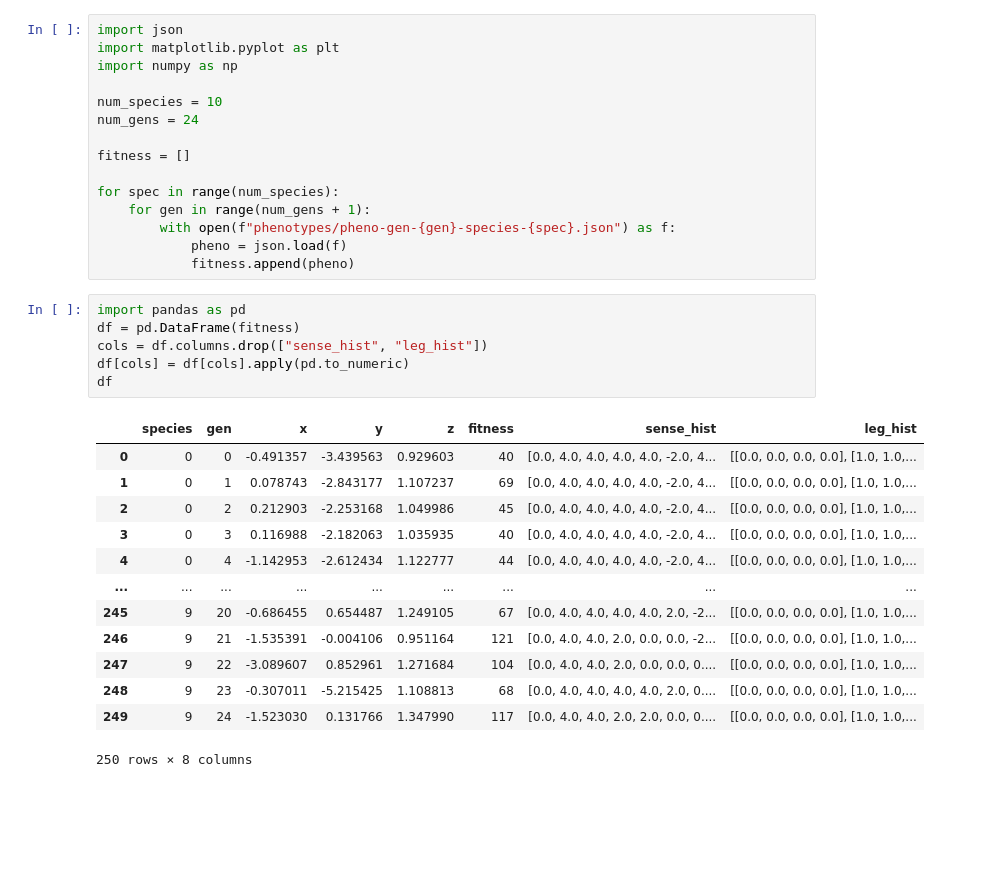
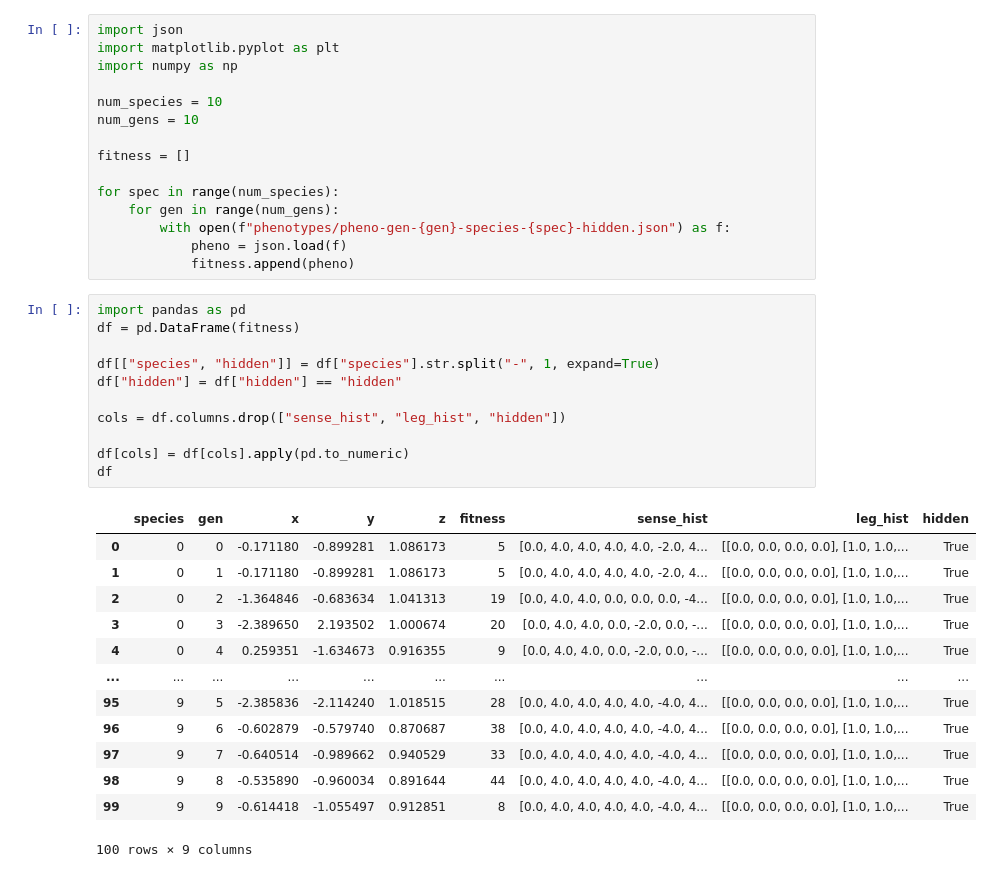
Before and after one commit to Stillerman/Evolutionary-Robotics, a Jupyter notebook: Analyze.ipynb, the cells around one changed output. Drawn from its saved outputs; the diff is of its cells as text; blank space fills up the shorter version.

```diff
--- a/Analyze.ipynb
+++ b/Analyze.ipynb
@@ -4,35 +4,40 @@ import matplotlib.pyplot as plt
 import numpy as np
 
 num_species = 10
-num_gens = 24
+num_gens = 10
 
 fitness = []
 
 for spec in range(num_species):
-    for gen in range(num_gens + 1):
-        with open(f"phenotypes/pheno-gen-{gen}-species-{spec}.json") as f:
+    for gen in range(num_gens):
+        with open(f"phenotypes/pheno-gen-{gen}-species-{spec}-hidden.json") as f:
             pheno = json.load(f)
             fitness.append(pheno)
 # %%
 import pandas as pd
 df = pd.DataFrame(fitness)
-cols = df.columns.drop(["sense_hist", "leg_hist"])
+
+df[["species", "hidden"]] = df["species"].str.split("-", 1, expand=True)
+df["hidden"] = df["hidden"] == "hidden"
+
+cols = df.columns.drop(["sense_hist", "leg_hist", "hidden"])
+
 df[cols] = df[cols].apply(pd.to_numeric)
 df
 # %% [output]
-|  | species | gen | x | y | z | fitness | sense_hist | leg_hist |
-| 0 | 0 | 0 | -0.491357 | -3.439563 | 0.929603 | 40 | [0.0, 4.0, 4.0, 4.0, 4.0, -2.0, 4... | [[0.0, 0.0, 0.0, 0.0], [1.0, 1.0,... |
-| 1 | 0 | 1 | 0.078743 | -2.843177 | 1.107237 | 69 | [0.0, 4.0, 4.0, 4.0, 4.0, -2.0, 4... | [[0.0, 0.0, 0.0, 0.0], [1.0, 1.0,... |
-| 2 | 0 | 2 | 0.212903 | -2.253168 | 1.049986 | 45 | [0.0, 4.0, 4.0, 4.0, 4.0, -2.0, 4... | [[0.0, 0.0, 0.0, 0.0], [1.0, 1.0,... |
-| 3 | 0 | 3 | 0.116988 | -2.182063 | 1.035935 | 40 | [0.0, 4.0, 4.0, 4.0, 4.0, -2.0, 4... | [[0.0, 0.0, 0.0, 0.0], [1.0, 1.0,... |
-| 4 | 0 | 4 | -1.142953 | -2.612434 | 1.122777 | 44 | [0.0, 4.0, 4.0, 4.0, 4.0, -2.0, 4... | [[0.0, 0.0, 0.0, 0.0], [1.0, 1.0,... |
-| ... | ... | ... | ... | ... | ... | ... | ... | ... |
-| 245 | 9 | 20 | -0.686455 | 0.654487 | 1.249105 | 67 | [0.0, 4.0, 4.0, 4.0, 4.0, 2.0, -2... | [[0.0, 0.0, 0.0, 0.0], [1.0, 1.0,... |
-| 246 | 9 | 21 | -1.535391 | -0.004106 | 0.951164 | 121 | [0.0, 4.0, 4.0, 2.0, 0.0, 0.0, -2... | [[0.0, 0.0, 0.0, 0.0], [1.0, 1.0,... |
-| 247 | 9 | 22 | -3.089607 | 0.852961 | 1.271684 | 104 | [0.0, 4.0, 4.0, 2.0, 0.0, 0.0, 0.... | [[0.0, 0.0, 0.0, 0.0], [1.0, 1.0,... |
-| 248 | 9 | 23 | -0.307011 | -5.215425 | 1.108813 | 68 | [0.0, 4.0, 4.0, 4.0, 4.0, 2.0, 0.... | [[0.0, 0.0, 0.0, 0.0], [1.0, 1.0,... |
-| 249 | 9 | 24 | -1.523030 | 0.131766 | 1.347990 | 117 | [0.0, 4.0, 4.0, 2.0, 2.0, 0.0, 0.... | [[0.0, 0.0, 0.0, 0.0], [1.0, 1.0,... |
+|  | species | gen | x | y | z | fitness | sense_hist | leg_hist | hidden |
+| 0 | 0 | 0 | -0.171180 | -0.899281 | 1.086173 | 5 | [0.0, 4.0, 4.0, 4.0, 4.0, -2.0, 4... | [[0.0, 0.0, 0.0, 0.0], [1.0, 1.0,... | True |
+| 1 | 0 | 1 | -0.171180 | -0.899281 | 1.086173 | 5 | [0.0, 4.0, 4.0, 4.0, 4.0, -2.0, 4... | [[0.0, 0.0, 0.0, 0.0], [1.0, 1.0,... | True |
+| 2 | 0 | 2 | -1.364846 | -0.683634 | 1.041313 | 19 | [0.0, 4.0, 4.0, 0.0, 0.0, 0.0, -4... | [[0.0, 0.0, 0.0, 0.0], [1.0, 1.0,... | True |
+| 3 | 0 | 3 | -2.389650 | 2.193502 | 1.000674 | 20 | [0.0, 4.0, 4.0, 0.0, -2.0, 0.0, -... | [[0.0, 0.0, 0.0, 0.0], [1.0, 1.0,... | True |
+| 4 | 0 | 4 | 0.259351 | -1.634673 | 0.916355 | 9 | [0.0, 4.0, 4.0, 0.0, -2.0, 0.0, -... | [[0.0, 0.0, 0.0, 0.0], [1.0, 1.0,... | True |
+| ... | ... | ... | ... | ... | ... | ... | ... | ... | ... |
+| 95 | 9 | 5 | -2.385836 | -2.114240 | 1.018515 | 28 | [0.0, 4.0, 4.0, 4.0, 4.0, -4.0, 4... | [[0.0, 0.0, 0.0, 0.0], [1.0, 1.0,... | True |
+| 96 | 9 | 6 | -0.602879 | -0.579740 | 0.870687 | 38 | [0.0, 4.0, 4.0, 4.0, 4.0, -4.0, 4... | [[0.0, 0.0, 0.0, 0.0], [1.0, 1.0,... | True |
+| 97 | 9 | 7 | -0.640514 | -0.989662 | 0.940529 | 33 | [0.0, 4.0, 4.0, 4.0, 4.0, -4.0, 4... | [[0.0, 0.0, 0.0, 0.0], [1.0, 1.0,... | True |
+| 98 | 9 | 8 | -0.535890 | -0.960034 | 0.891644 | 44 | [0.0, 4.0, 4.0, 4.0, 4.0, -4.0, 4... | [[0.0, 0.0, 0.0, 0.0], [1.0, 1.0,... | True |
+| 99 | 9 | 9 | -0.614418 | -1.055497 | 0.912851 | 8 | [0.0, 4.0, 4.0, 4.0, 4.0, -4.0, 4... | [[0.0, 0.0, 0.0, 0.0], [1.0, 1.0,... | True |
-250 rows × 8 columns
+100 rows × 9 columns
 # %%
 # df[df.species == 3][["fitness", "gen"]].plot(x="gen", y="fitness")
 for i in range(num_species):
```
Also changed, not shown: parts of 7 cells of this notebook, 1 other file.
